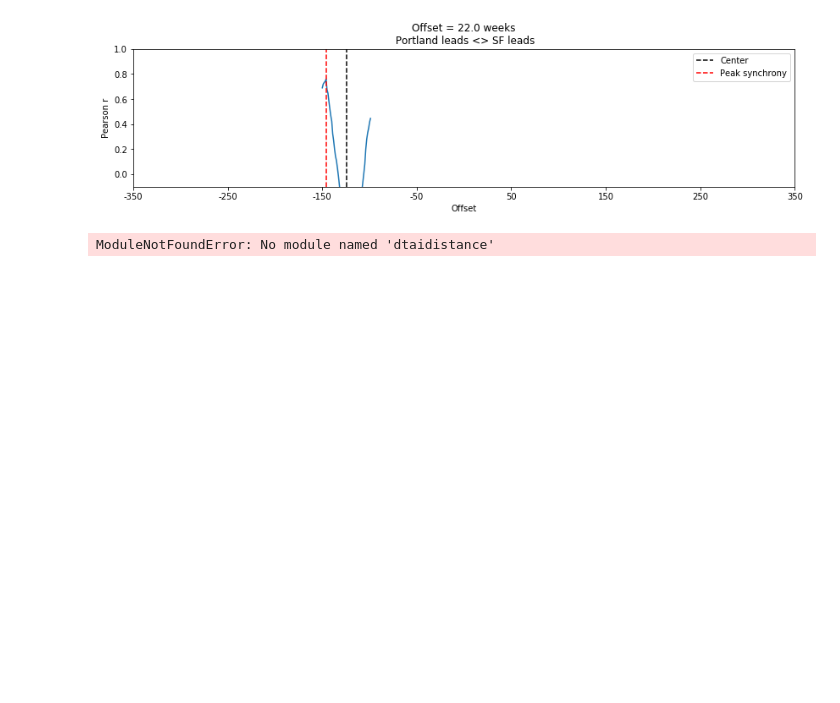
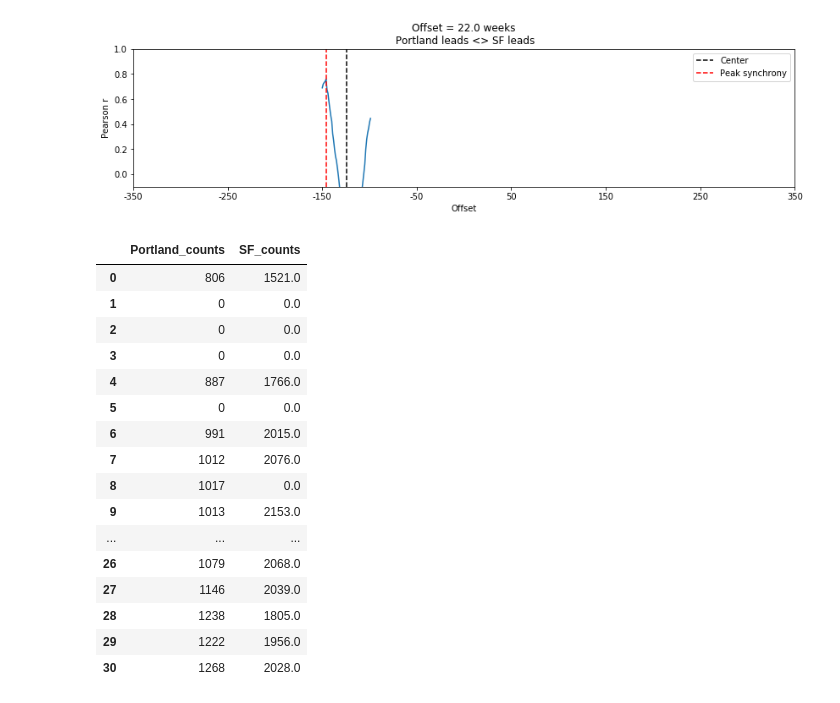
Before and after one commit to karensheng/Airbnb_Regulation, a Jupyter notebook: notebooks/Correlations between time series.ipynb, the cells around one changed output. Cells and saved outputs as stored; diff of their text form; code cells hidden in the pictures; blank space fills up the shorter version.

```diff
--- a/notebooks/Correlations between time series.ipynb
+++ b/notebooks/Correlations between time series.ipynb
@@ -120,10 +95,35 @@ plt.legend()
 # %%
 # https://dtaidistance.readthedocs.io/en/latest/usage/dtw.html
 
-s1 = np.asarray(pre_df['SF_avg_price'])
+# s1 = np.asarray(pre_df['SF_avg_price'])
 
-s2 = np.asarray(pre_df['Portland_avg_price'])
+# s2 = np.asarray(pre_df['Portland_avg_price'])
 
-d = dtw.distance_fast(s1, s2)
+# d = dtw.distance_fast(s1, s2)
-# %% [output]
-ModuleNotFoundError: No module named 'dtaidistance'
+# %%
+df = pd.read_csv('../data/comp_supply_avail.csv')
+df = df.drop('file_scraped_dt.1', axis =1)
+
+df_t = df.set_index(pd.DatetimeIndex(df['file_scraped_dt']))
+pre_df = df_t[:'2017-11-13'].resample('M').max()
+pre_df = pre_df.drop('file_scraped_dt',axis=1).reset_index().drop('file_scraped_dt',axis=1)
+pre_df
+# pearson_corr(131,'2017-10-29',"counts")
+# %% [output]
+|  | Portland_counts | SF_counts |
+| 0 | 806 | 1521.0 |
+| 1 | 0 | 0.0 |
+| 2 | 0 | 0.0 |
+| 3 | 0 | 0.0 |
+| 4 | 887 | 1766.0 |
+| 5 | 0 | 0.0 |
+| 6 | 991 | 2015.0 |
+| 7 | 1012 | 2076.0 |
+| 8 | 1017 | 0.0 |
+| 9 | 1013 | 2153.0 |
+| ... | ... | ... |
+| 26 | 1079 | 2068.0 |
+| 27 | 1146 | 2039.0 |
+| 28 | 1238 | 1805.0 |
+| 29 | 1222 | 1956.0 |
+| 30 | 1268 | 2028.0 |
```
Also changed, not shown: parts of 9 cells of this notebook, 2 other files.
